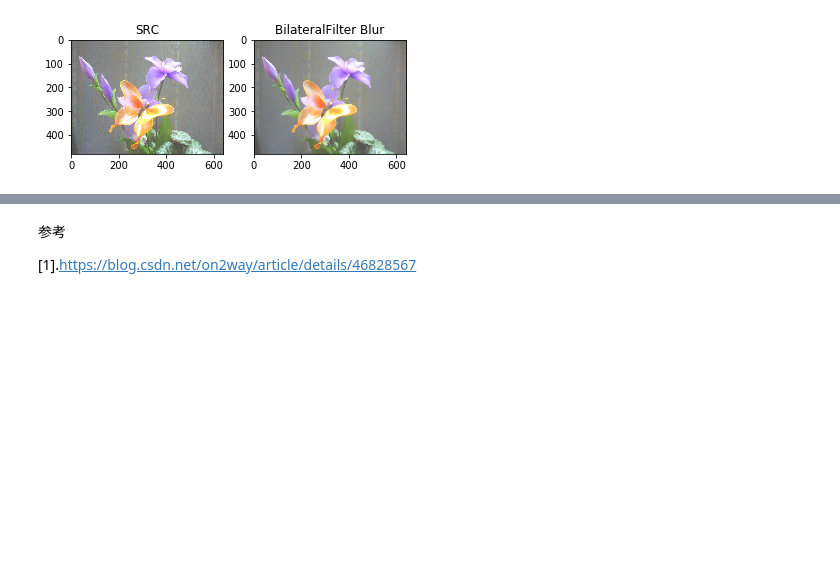
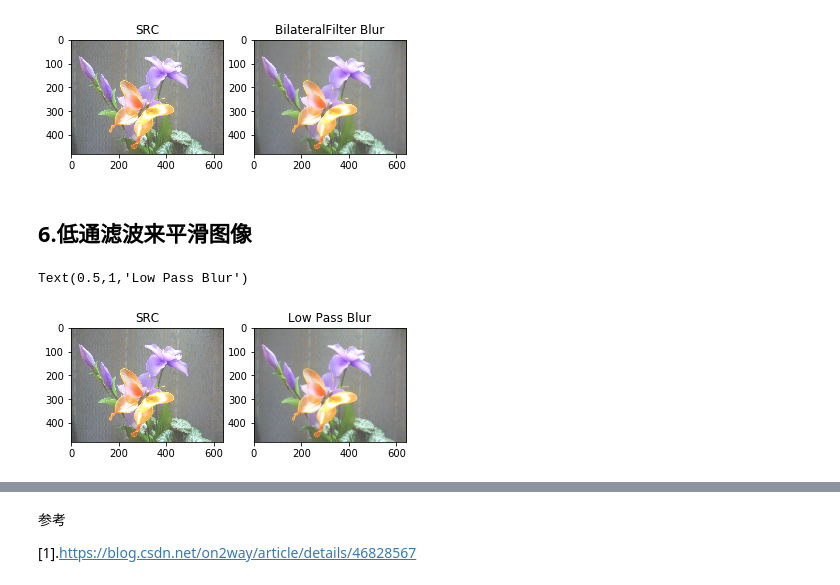
Before and after one commit to juxiangwu/image-processing, a Jupyter notebook: OpenCV/03-滤波处理.ipynb, the cells around one changed output, grey strips where cells are left out. Saved outputs shown, nothing was run; the diff lists cells and outputs as text; code cells hidden in the pictures; blank space fills up the shorter version.

```diff
--- a/OpenCV/03-滤波处理.ipynb
+++ b/OpenCV/03-滤波处理.ipynb
@@ -78,3 +78,17 @@ plt.title('BilateralFilter Blur')
 # %% [output]
 Text(0.5,1,'BilateralFilter Blur')
 [figure]
+# %% [markdown]
+## 6.低通滤波来平滑图像
+# %%
+dst_blur = cv2.blur(rgb,(5,5));
+# %%
+plt.subplot(121)
+plt.imshow(rgb)
+plt.title('SRC')
+plt.subplot(122)
+plt.imshow(dst_blur)
+plt.title('Low Pass Blur')
+# %% [output]
+Text(0.5,1,'Low Pass Blur')
+[figure, added]
```
Also changed, not shown: parts of 4 cells of this notebook, 7 other files.
